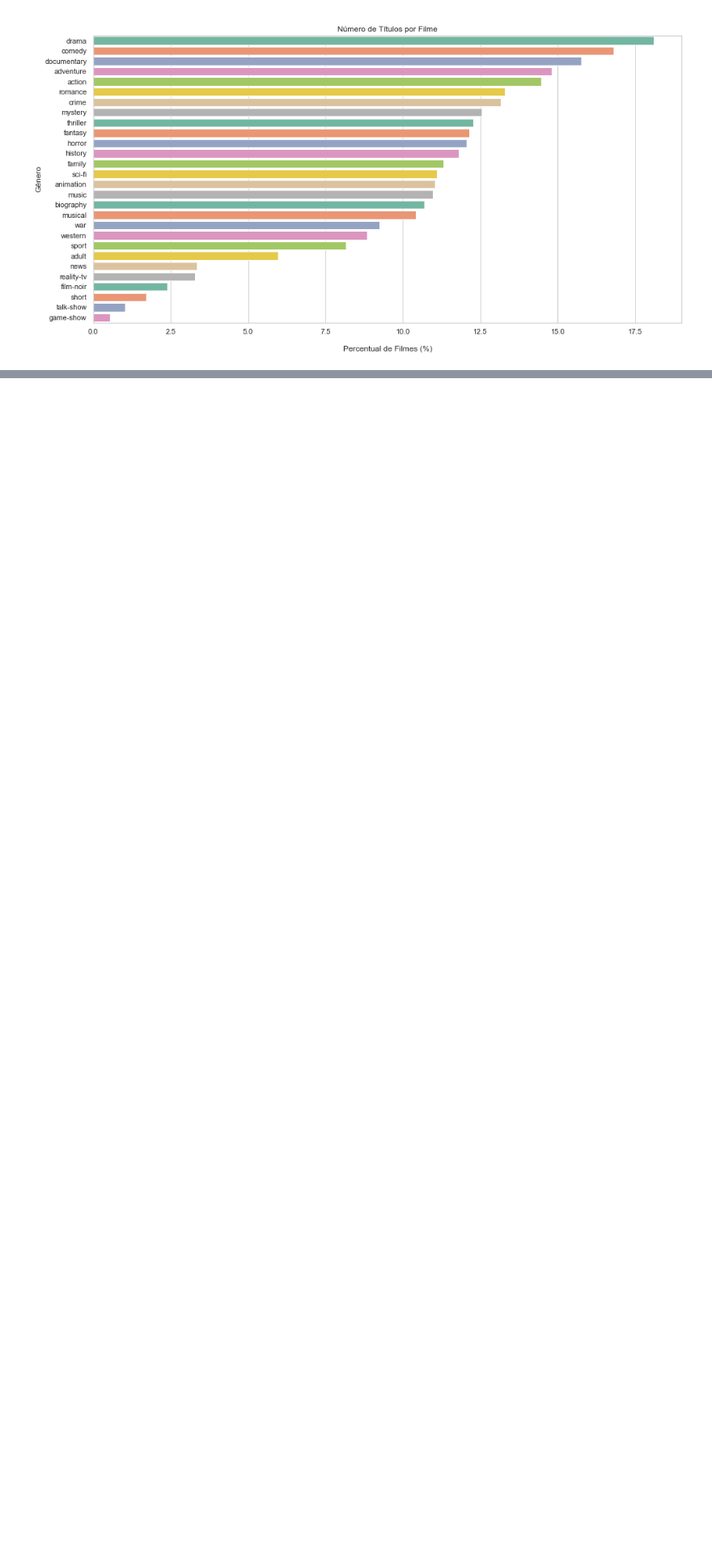
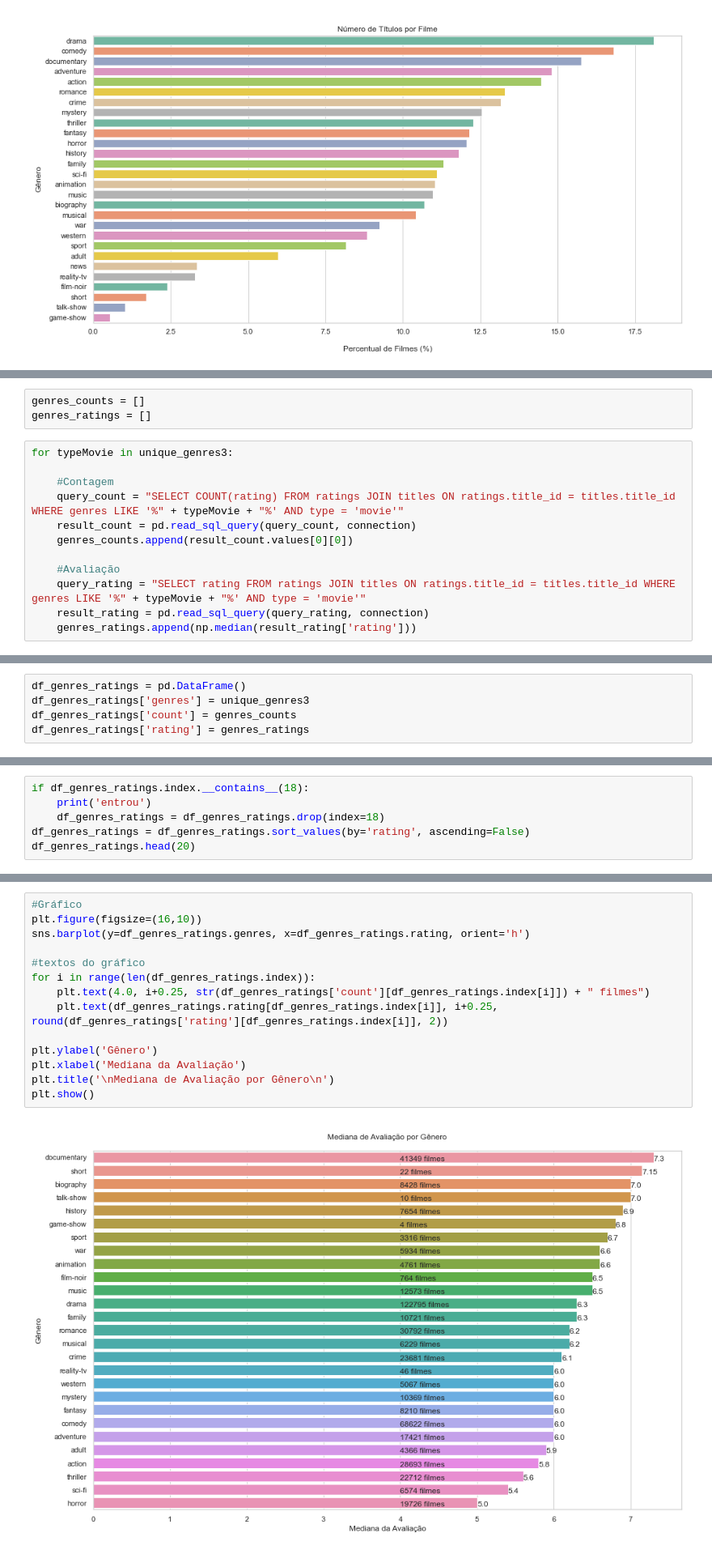
Before and after one commit to jrsilva051/MiniProjeto1-IMDB, a Jupyter notebook: miniProjeto1.ipynb, the cells around one changed output, grey strips where cells are left out. Shown at 81% size. Cells and saved outputs as stored; diff of their text form; blank space fills up the shorter version.

```diff
--- a/miniProjeto1.ipynb
+++ b/miniProjeto1.ipynb
@@ -249,0 +266,15 @@ plt.show()
+# %%
+genres_counts = []
+genres_ratings = []
+# %%
+for typeMovie in unique_genres3:
+
+    #Contagem
+    query_count = "SELECT COUNT(rating) FROM ratings JOIN titles ON ratings.title_id = titles.title_id WHERE genres LIKE '%" + typeMovie + "%' AND type = 'movie'"
+    result_count = pd.read_sql_query(query_count, connection)
+    genres_counts.append(result_count.values[0][0])
+
+    #Avaliação
+    query_rating = "SELECT rating FROM ratings JOIN titles ON ratings.title_id = titles.title_id WHERE genres LIKE '%" + typeMovie + "%' AND type = 'movie'"
+    result_rating = pd.read_sql_query(query_rating, connection)
+    genres_ratings.append(np.median(result_rating['rating']))
@@ -249,0 +286,5 @@ plt.show()
+# %%
+df_genres_ratings = pd.DataFrame()
+df_genres_ratings['genres'] = unique_genres3
+df_genres_ratings['count'] = genres_counts
+df_genres_ratings['rating'] = genres_ratings
@@ -249,0 +312,6 @@ plt.show()
+# %%
+if df_genres_ratings.index.__contains__(18):
+    print('entrou')
+    df_genres_ratings = df_genres_ratings.drop(index=18)
+df_genres_ratings = df_genres_ratings.sort_values(by='rating', ascending=False)
+df_genres_ratings.head(20)
@@ -249,0 +337,16 @@ plt.show()
+# %%
+#Gráfico
+plt.figure(figsize=(16,10))
+sns.barplot(y=df_genres_ratings.genres, x=df_genres_ratings.rating, orient='h')
+
+#textos do gráfico
+for i in range(len(df_genres_ratings.index)):
+    plt.text(4.0, i+0.25, str(df_genres_ratings['count'][df_genres_ratings.index[i]]) + " filmes")
+    plt.text(df_genres_ratings.rating[df_genres_ratings.index[i]], i+0.25, round(df_genres_ratings['rating'][df_genres_ratings.index[i]], 2))
+
+plt.ylabel('Gênero')
+plt.xlabel('Mediana da Avaliação')
+plt.title('\nMediana de Avaliação por Gênero\n')
+plt.show()
+# %% [output]
+[figure, added]
```
Also changed, not shown: parts of 23 cells of this notebook.
